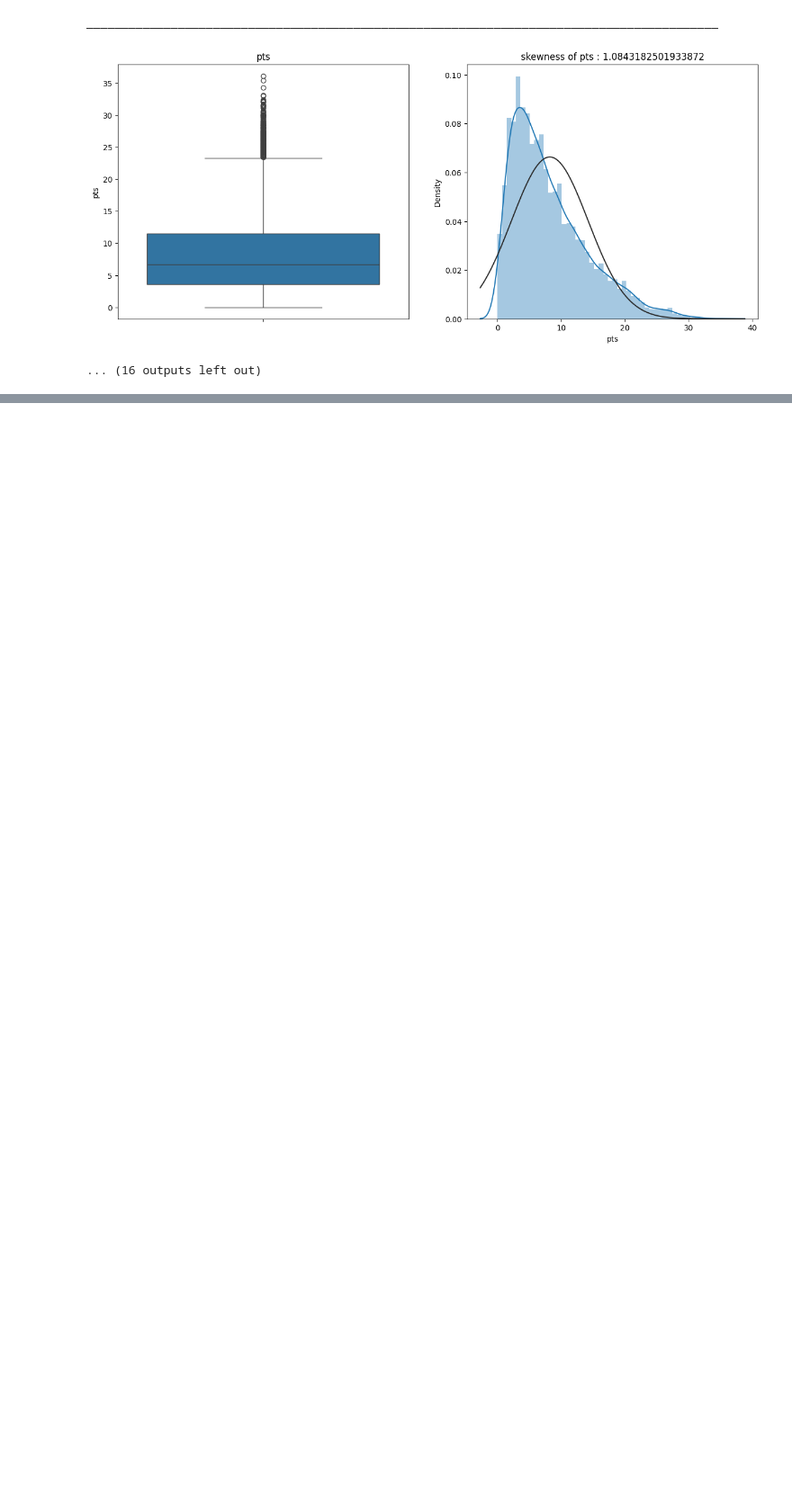
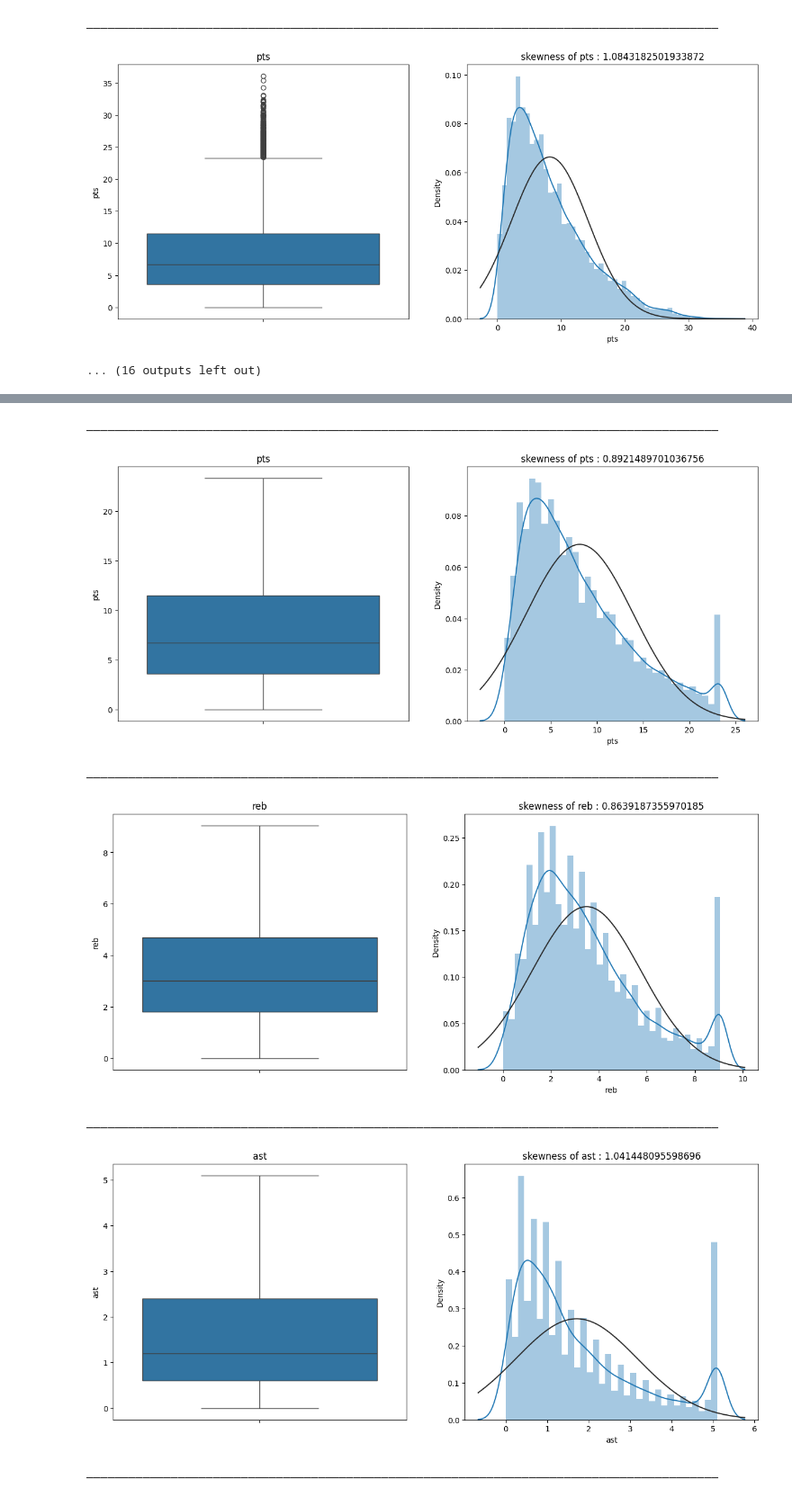
Before and after one commit to icodebest/Predicting-NBA-Player-Performance, a Jupyter notebook: Predicting NBA Player Performance.ipynb, the cells around one changed output, grey strips where cells are left out. Shown at 90% size. Saved outputs shown, nothing was run; the diff lists cells and outputs as text; code cells hidden in the pictures; blank space fills up the shorter version.

```diff
--- a/Predicting NBA Player Performance.ipynb
+++ b/Predicting NBA Player Performance.ipynb
@@ -345,0 +345,20 @@ ________________________________________________________________________________
+# %%
+# Defining variables with outliers
+outlier_var = ['pts', 'reb', 'ast', 'net_rating', 'dreb_pct', 'ts_pct', 'ast_pct']
+
+# Capping dataset using IQR
+for i in outlier_var:
+    # Finding IQR
+    Q1 = df[i].quantile(0.25)
+    Q3 = df[i].quantile(0.75)
+    IQR = Q3 - Q1
+
+    # Defining upper and lower limits
+    lower_limit = Q1 - 1.5 * IQR
+    upper_limit = Q3 + 1.5 * IQR
+
+    # Applying limits to cap outliers
+    df.loc[df[i] > upper_limit, i] = upper_limit
+    df.loc[df[i] < lower_limit, i] = lower_limit
+
+print("Outliers have been capped using the IQR method.")
@@ -345,0 +367,24 @@ ________________________________________________________________________________
+# %%
+# Using boxplot checking outliers in features after removed using IQR
+
+for var in outlier_var:
+    plt.figure(figsize=(15,6))
+    plt.subplot(1,2,1)
+    ax=sns.boxplot(data=df[var])
+    ax.set_title(f'{var}')
+    ax.set_ylabel(var)
+
+    plt.subplot(1,2,2)
+    ax=sns.distplot(df[var], fit=norm)
+    ax.set_title(f'skewness of {var} : {df[var].skew()}')
+    ax.set_xlabel(var)
+    print('__'*45)
+    plt.show()
+# %% [output]
+__________________________________________________________________________________________
+[figure, added]
+__________________________________________________________________________________________
+[figure, added]
+__________________________________________________________________________________________
+[figure, added]
+__________________________________________________________________________________________
```
Also changed, not shown: parts of 25 cells of this notebook.
